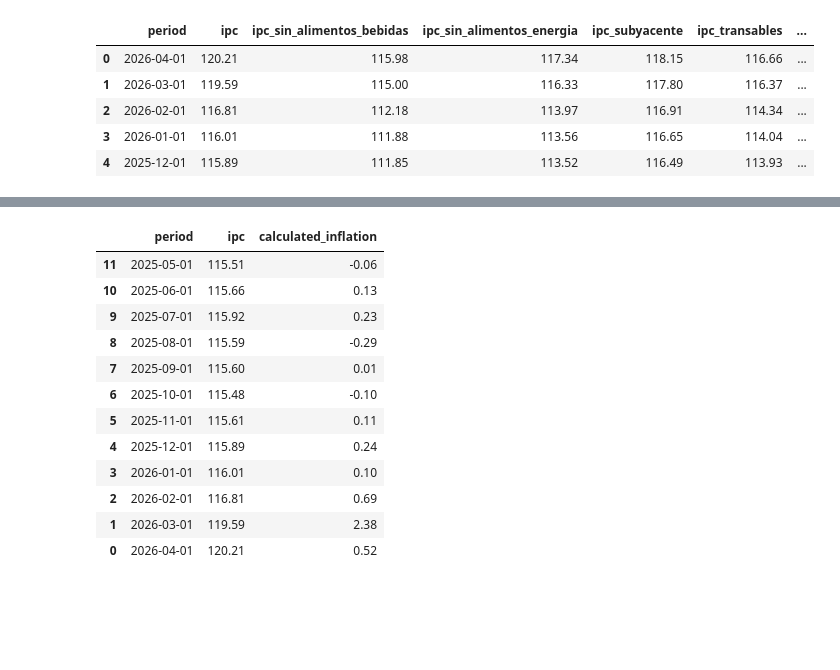
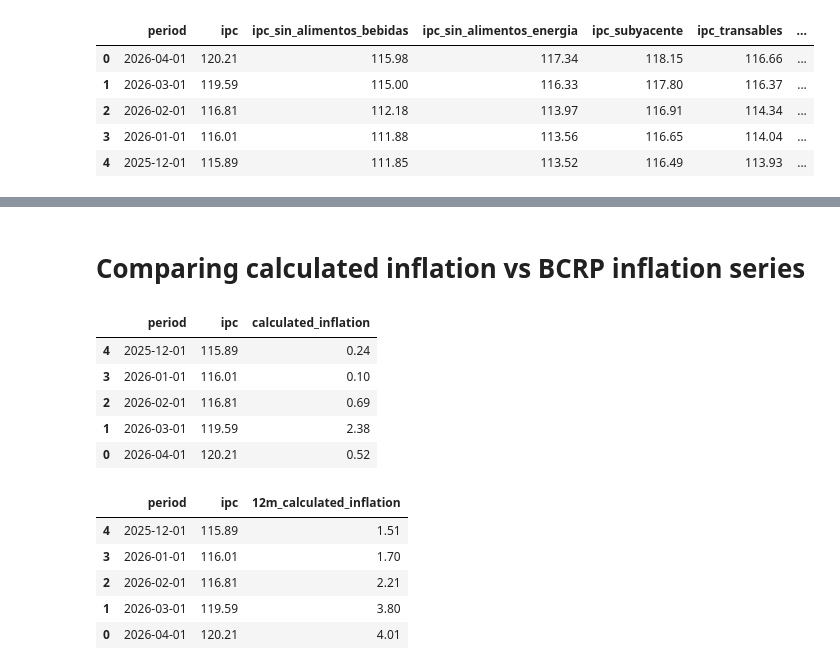
Before and after one commit to FerCorcuera/BCRP-ANALYTICS, a Jupyter notebook: inflation/inflation_rates_bcrp.ipynb, the cells around one changed output, grey strips where cells are left out. Cells and saved outputs as stored; diff of their text form; code cells hidden in the pictures; blank space fills up the shorter version.

```diff
--- a/inflation/inflation_rates_bcrp.ipynb
+++ b/inflation/inflation_rates_bcrp.ipynb
@@ -20,7 +21,7 @@ plt.style.use(catppuccin.PALETTE.mocha.identifier)
 # %% [markdown]
 # Importing inflation series
 # %%
-inflation_series = {
+ipc_series = {
     "PN38705PM": "ipc",
     "PN38706PM": "ipc_sin_alimentos_bebidas",
     "PN38707PM": "ipc_sin_alimentos_energia",
@@ -33,6 +34,28 @@ inflation_series = {
     "PN39521PM": "ipc_alimentos_energia",
     "PN39522PM": "ipc_no_subyacente",
     "PN39523PM": "ipc_importado",
+    # seasonally adjusted series
+    "PN42107PM": "ipc_desestacionalizado",
 }
+
+
+inflation_series = {
+    # oficial monthly inflation series
+    "PN01271PM": "inflacion_mensual",
+    # oficial accumulated inflation series
+    "PN01272PM": "inflacion_acumulada",
+    # oficial yoy inflation series
+    "PN01273PM": "inflacion_12m",
+}
+
+# series to test
+adquirentes_facilitadores_pago_series = {
+    "PN42689EM": "monto_total_adqfac",
+    # instrumentos de pago de alto y bajo valor
+    "PN42156EM": "alto_valor",
+    "PN42160EM": "bajo_valor",
+}
 # %%
-build_bcrp_dataset = build_bcrp_dataset(inflation_series)
+df_ipc_series = build_bcrp_dataset(ipc_series)
+df_inflation_series = build_bcrp_dataset(inflation_series)
+df_adquirentes_facilitadores = build_bcrp_dataset(adquirentes_facilitadores_pago_series)
@@ -48,19 +93,33 @@ build_bcrp_dataset.head()
+# %% [markdown]
+# Comparing calculated inflation vs BCRP inflation series
 # %%
-df_inflation = build_bcrp_dataset.sort_values("period").copy()
+# we need to have the first series at the beginning to apply the function pct _chagnge (remember that in pandas the first rows are the the latest)
+df_ipc_series_calculated = df_ipc_series.sort_values("period")
 
-df_inflation["calculated_inflation"] = df_inflation["ipc"].pct_change() * 100
-df_inflation[["period", "ipc", "calculated_inflation"]].tail(12)
+# monthly pct change
+df_ipc_series_calculated["calculated_inflation"] = (
+    df_ipc_series_calculated["ipc"].pct_change() * 100
+)
+display(df_ipc_series_calculated[["period", "ipc", "calculated_inflation"]].tail(5))
+
+# 12m pct change
+
+df_ipc_series_calculated["12m_calculated_inflation"] = (
+    df_ipc_series_calculated["ipc"].pct_change(12) * 100
+)
+display(df_ipc_series_calculated[["period", "ipc", "12m_calculated_inflation"]].tail(5))
+
+# accumulated inflation
 # %% [output]
 |  | period | ipc | calculated_inflation |
-| 11 | 2025-05-01 | 115.51 | -0.06 |
-| 10 | 2025-06-01 | 115.66 | 0.13 |
-| 9 | 2025-07-01 | 115.92 | 0.23 |
-| 8 | 2025-08-01 | 115.59 | -0.29 |
-| 7 | 2025-09-01 | 115.60 | 0.01 |
-| 6 | 2025-10-01 | 115.48 | -0.10 |
-| 5 | 2025-11-01 | 115.61 | 0.11 |
 | 4 | 2025-12-01 | 115.89 | 0.24 |
 | 3 | 2026-01-01 | 116.01 | 0.10 |
 | 2 | 2026-02-01 | 116.81 | 0.69 |
 | 1 | 2026-03-01 | 119.59 | 2.38 |
 | 0 | 2026-04-01 | 120.21 | 0.52 |
+|  | period | ipc | 12m_calculated_inflation |
+| 4 | 2025-12-01 | 115.89 | 1.51 |
+| 3 | 2026-01-01 | 116.01 | 1.70 |
+| 2 | 2026-02-01 | 116.81 | 2.21 |
+| 1 | 2026-03-01 | 119.59 | 3.80 |
+| 0 | 2026-04-01 | 120.21 | 4.01 |
```
Also changed, not shown: parts of 11 cells of this notebook, 1 other file.
